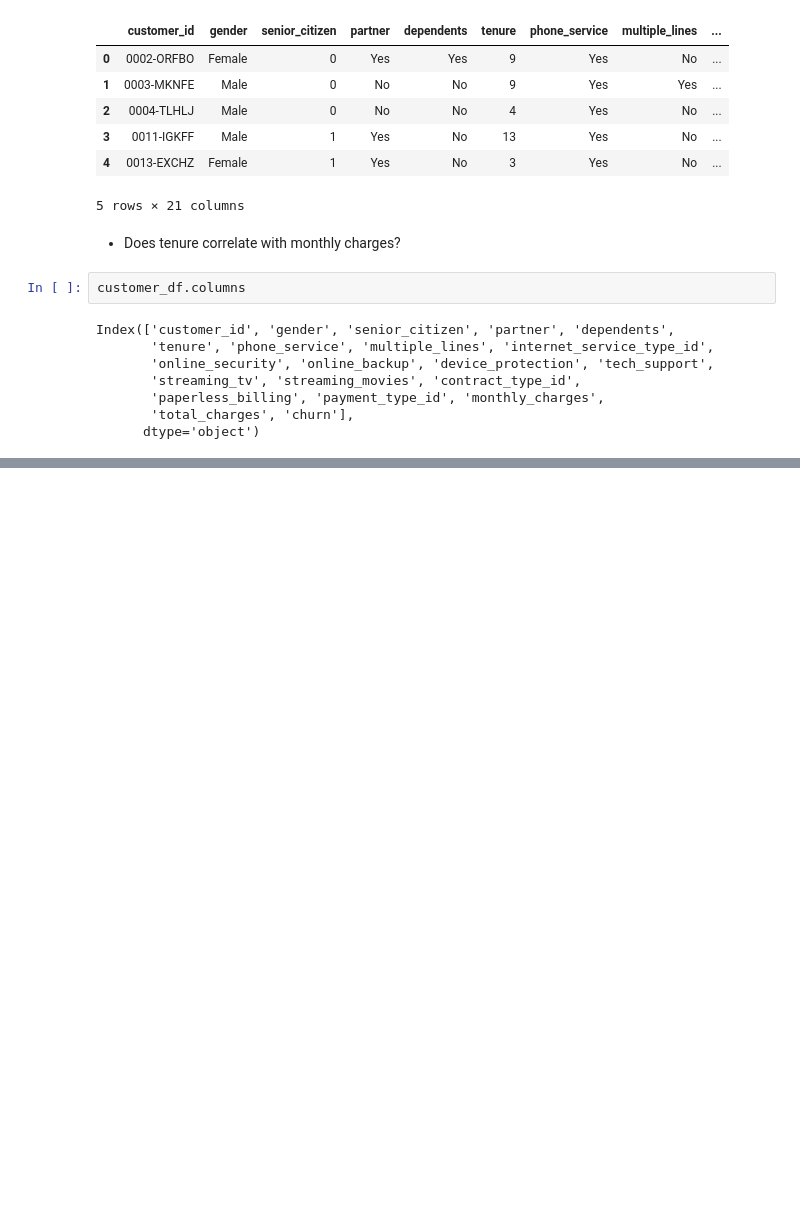
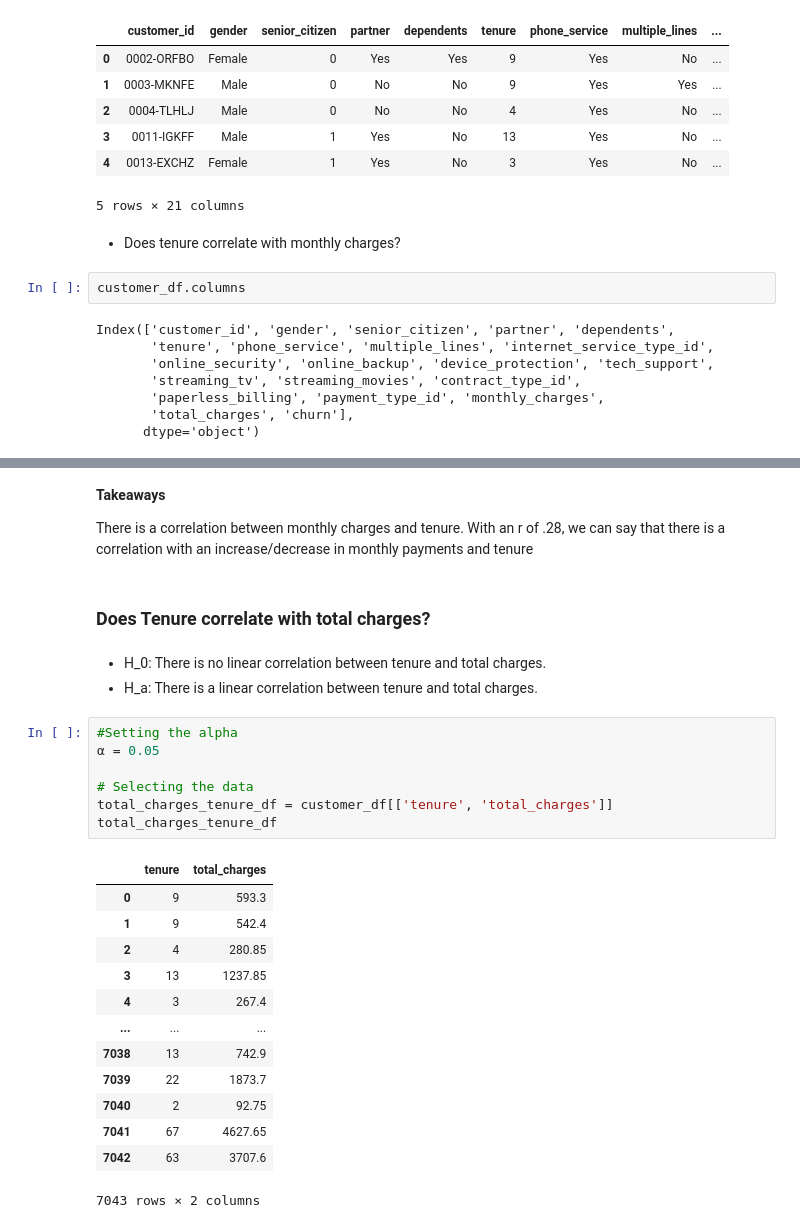
Before and after one commit to jacobpanyathong1/statistics_exercises, a Jupyter notebook: stats/hypothesis_testing.ipynb, the cells around one changed output, grey strips where cells are left out. Cells and saved outputs as stored; diff of their text form; blank space fills up the shorter version.

```diff
--- a/stats/hypothesis_testing.ipynb
+++ b/stats/hypothesis_testing.ipynb
@@ -354,0 +381,31 @@ customer_df.loc[customer_df['churn']== 'No']
+# %% [markdown]
+**Takeaways**
+
+There is a correlation between monthly charges and tenure.
+With an r of .28, we can say that there is a correlation with an increase/decrease in monthly payments and tenure
+# %% [markdown]
+### Does Tenure correlate with total charges?
+# %% [markdown]
+- H_0: There is no linear correlation between tenure and total charges.
+- H_a: There is a linear correlation between tenure and total charges.
+# %%
+#Setting the alpha
+α = 0.05
+
+# Selecting the data
+total_charges_tenure_df = customer_df[['tenure', 'total_charges']]
+total_charges_tenure_df
+# %% [output]
+|  | tenure | total_charges |
+| 0 | 9 | 593.3 |
+| 1 | 9 | 542.4 |
+| 2 | 4 | 280.85 |
+| 3 | 13 | 1237.85 |
+| 4 | 3 | 267.4 |
+| ... | ... | ... |
+| 7038 | 13 | 742.9 |
+| 7039 | 22 | 1873.7 |
+| 7040 | 2 | 92.75 |
+| 7041 | 67 | 4627.65 |
+| 7042 | 63 | 3707.6 |
+7043 rows × 2 columns
```
Also changed, not shown: parts of 12 cells of this notebook.
